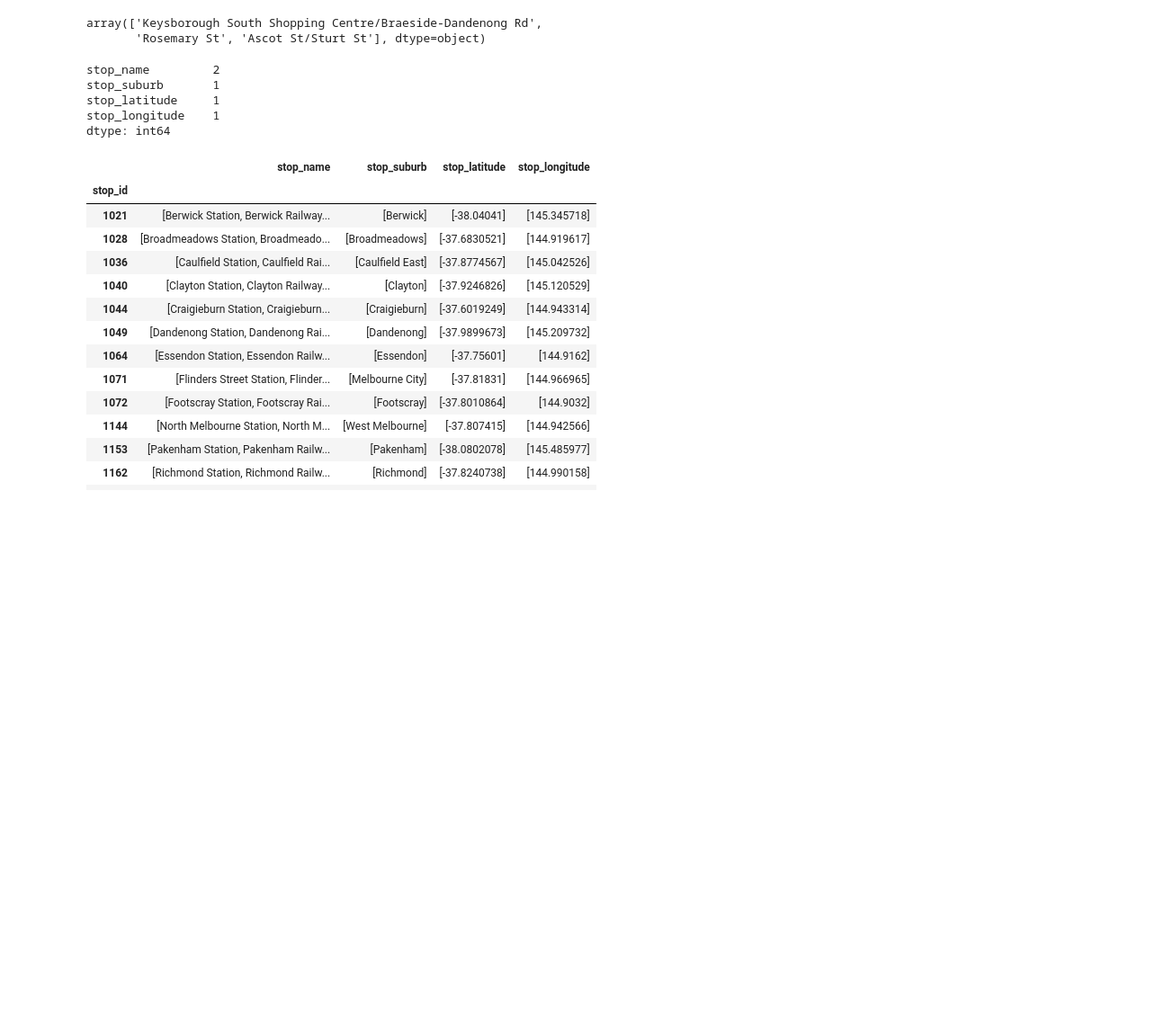
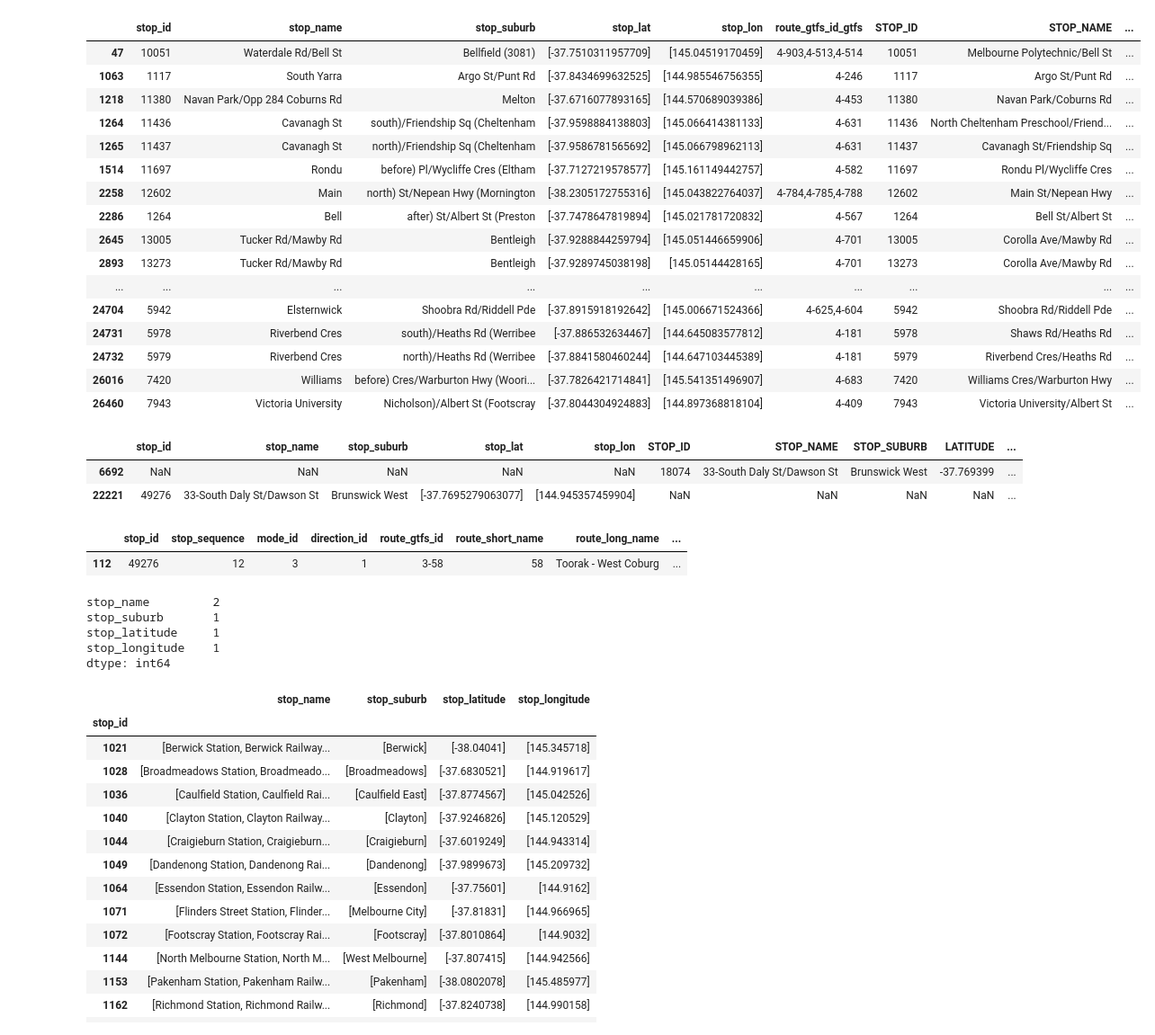
Before and after one commit to thanhan910/PTV, a Jupyter notebook: notebooks/union-stops.ipynb, the cells around one changed output. Shown: that part at 90% size. Saved outputs shown, nothing was run; the diff lists cells and outputs as text; code cells hidden in the pictures; blank space fills up the shorter version.

```diff
--- a/notebooks/union-stops.ipynb
+++ b/notebooks/union-stops.ipynb
@@ -133,9 +78,9 @@ GTFS = pyptvgtfs.process_gtfs_zip('../downloads/20240312_113156/gtfs.zip', '')
 GTFS.drop(columns=['version_id'], inplace=True)
 GTFS_DFS = GTFS.set_index(['mode_id', 'table_name'])['df'].to_dict()
 new_GTFS_DFS = {}
-for k, v in GTFS_DFS.items():
-    new_GTFS_DFS[k[0]] = new_GTFS_DFS.get(k[0], {})
-    new_GTFS_DFS[k[0]][k[1]] = v
+for mid, v in GTFS_DFS.items():
+    new_GTFS_DFS[mid[0]] = new_GTFS_DFS.get(mid[0], {})
+    new_GTFS_DFS[mid[0]][mid[1]] = v
 GTFS_DFS : dict[str, dict[str, pd.DataFrame]] = new_GTFS_DFS
 for mid in GTFS_DFS:
     for tn in GTFS_DFS[mid]:
@@ -227,0 +209,8 @@ GTFS_DF_STOPS.drop(columns=[col for col in GTFS_DF_STOPS.columns if col.endswith
+# %%
+
+shp_gdf_routes = []
+for mid, gdf in SHP_GDFS.items():
+    if 'ROUTE' in mid:
+        gdf['SHP_FILE'] = mid
+        shp_gdf_routes.append(gdf)
+SHP_DF_ROUTES : pd.DataFrame = pd.concat(shp_gdf_routes)
@@ -256,7 +423,0 @@ AssertionError:
-# %%
-
-GS_DF_STOPS['stop_name'] = GS_DF_STOPS.apply(lambda x: (x['STOP_NAME'] if (x['STOP_NAME'] in x['stop_name']) else x['stop_name'][0]) if isinstance(x['stop_name'], np.ndarray) else x['stop_name'], axis=1)
-
-
-GS_DF_STOPS['stop_lat'] = GS_DF_STOPS.apply(lambda x: (x['LATITUDE'] if (x['LATITUDE'] in x['stop_lat']) else x['stop_lat'][0]) if isinstance(x['stop_lat'], np.ndarray) else x['stop_lat'], axis=1)
-GS_DF_STOPS['stop_lon'] = GS_DF_STOPS.apply(lambda x: (x['LONGITUDE'] if (x['LONGITUDE'] in x['stop_lon']) else x['stop_lon'][0]) if isinstance(x['stop_lon'], np.ndarray) else x['stop_lon'], axis=1)
@@ -311,5 +423,0 @@ GTFS_DF_STOPS['stop_suburb'] = GTFS_DF_STOPS.apply(lambda x: custom_stop_suburb(
-# %%
-GTFS_DF_STOPS[GTFS_DF_STOPS['stop_suburb'].isna()]['stop_name'].unique()
-# %% [output]
-array(['Keysborough South Shopping Centre/Braeside-Dandenong Rd',
-       'Rosemary St', 'Ascot St/Sturt St'], dtype=object)
@@ -317,0 +424,24 @@ GTFS_DF_STOPS[GTFS_DF_STOPS['stop_suburb'].isna()]
+# %%
+GS_DF_STOPS_FULL = GS_DF_STOPS[GS_DF_STOPS['stop_id'].notna() & GS_DF_STOPS['STOP_ID'].notna()]
+# %%
+# GS_DF_STOPS_FULL[GS_DF_STOPS_FULL['stop_suburb'] != GS_DF_STOPS_FULL['STOP_SUBURB']]
+# GS_DF_STOPS_FULL[GS_DF_STOPS_FULL['stop_name'] != GS_DF_STOPS_FULL['STOP_NAME']]
+GS_DF_STOPS_FULL[(GS_DF_STOPS_FULL['stop_name'] != GS_DF_STOPS_FULL['STOP_NAME']) & (GS_DF_STOPS_FULL['stop_suburb'] != GS_DF_STOPS_FULL['STOP_SUBURB'])]
+# %% [output]
+|  | stop_id | stop_name | stop_suburb | stop_lat | stop_lon | route_gtfs_id_gtfs | STOP_ID | STOP_NAME | ... |
+| 47 | 10051 | Waterdale Rd/Bell St | Bellfield (3081) | [-37.7510311957709] | [145.04519170459] | 4-903,4-513,4-514 | 10051 | Melbourne Polytechnic/Bell St | ... |
+| 1063 | 1117 | South Yarra | Argo St/Punt Rd | [-37.8434699632525] | [144.985546756355] | 4-246 | 1117 | Argo St/Punt Rd | ... |
+| 1218 | 11380 | Navan Park/Opp 284 Coburns Rd | Melton | [-37.6716077893165] | [144.570689039386] | 4-453 | 11380 | Navan Park/Coburns Rd | ... |
+| 1264 | 11436 | Cavanagh St | south)/Friendship Sq (Cheltenham | [-37.9598884138803] | [145.066414381133] | 4-631 | 11436 | North Cheltenham Preschool/Friend... | ... |
+| 1265 | 11437 | Cavanagh St | north)/Friendship Sq (Cheltenham | [-37.9586781565692] | [145.066798962113] | 4-631 | 11437 | Cavanagh St/Friendship Sq | ... |
+| 1514 | 11697 | Rondu | before) Pl/Wycliffe Cres (Eltham | [-37.7127219578577] | [145.161149442757] | 4-582 | 11697 | Rondu Pl/Wycliffe Cres | ... |
+| 2258 | 12602 | Main | north) St/Nepean Hwy (Mornington | [-38.2305172755316] | [145.043822764037] | 4-784,4-785,4-788 | 12602 | Main St/Nepean Hwy | ... |
+| 2286 | 1264 | Bell | after) St/Albert St (Preston | [-37.7478647819894] | [145.021781720832] | 4-567 | 1264 | Bell St/Albert St | ... |
+| 2645 | 13005 | Tucker Rd/Mawby Rd | Bentleigh | [-37.9288844259794] | [145.051446659906] | 4-701 | 13005 | Corolla Ave/Mawby Rd | ... |
+| 2893 | 13273 | Tucker Rd/Mawby Rd | Bentleigh | [-37.9289745038198] | [145.05144428165] | 4-701 | 13273 | Corolla Ave/Mawby Rd | ... |
+| ... | ... | ... | ... | ... | ... | ... | ... | ... | ... |
+| 24704 | 5942 | Elsternwick | Shoobra Rd/Riddell Pde | [-37.8915918192642] | [145.006671524366] | 4-625,4-604 | 5942 | Shoobra Rd/Riddell Pde | ... |
+| 24731 | 5978 | Riverbend Cres | south)/Heaths Rd (Werribee | [-37.886532634467] | [144.645083577812] | 4-181 | 5978 | Shaws Rd/Heaths Rd | ... |
+| 24732 | 5979 | Riverbend Cres | north)/Heaths Rd (Werribee | [-37.8841580460244] | [144.647103445389] | 4-181 | 5979 | Riverbend Cres/Heaths Rd | ... |
+| 26016 | 7420 | Williams | before) Cres/Warburton Hwy (Woori... | [-37.7826421714841] | [145.541351496907] | 4-683 | 7420 | Williams Cres/Warburton Hwy | ... |
+| 26460 | 7943 | Victoria University | Nicholson)/Albert St (Footscray | [-37.8044304924883] | [144.897368818104] | 4-409 | 7943 | Victoria University/Albert St | ... |
@@ -317,0 +459,12 @@ GTFS_DF_STOPS[GTFS_DF_STOPS['stop_suburb'].isna()]
+# %%
+GS_DF_STOPS[(GS_DF_STOPS['STOP_NAME'] == '33-South Daly St/Dawson St') | (GS_DF_STOPS['stop_name'] == '33-South Daly St/Dawson St')]
+# %% [output]
+|  | stop_id | stop_name | stop_suburb | stop_lat | stop_lon | STOP_ID | STOP_NAME | STOP_SUBURB | LATITUDE | ... |
+| 6692 | NaN | NaN | NaN | NaN | NaN | 18074 | 33-South Daly St/Dawson St | Brunswick West | -37.769399 | ... |
+| 22221 | 49276 | 33-South Daly St/Dawson St | Brunswick West | [-37.7695279063077] | [144.945357459904] | NaN | NaN | NaN | NaN | ... |
+# %%
+mid = pd.merge(GTFS_DF_ROUTESTOPS[GTFS_DF_ROUTESTOPS['route_gtfs_id'] == '3-58'], GTFS_DF_STOPS, left_on='stop_id', right_on='stop_id', how='left')
+mid[mid['stop_name'].apply(lambda x: any(['33-South Daly St/Dawson St' in i for i in x]))]
+# %% [output]
+|  | stop_id | stop_sequence | mode_id | direction_id | route_gtfs_id | route_short_name | route_long_name | ... |
+| 112 | 49276 | 12 | 3 | 1 | 3-58 | 58 | Toorak - West Coburg | ... |
```
Also changed, not shown: parts of 22 cells of this notebook.
